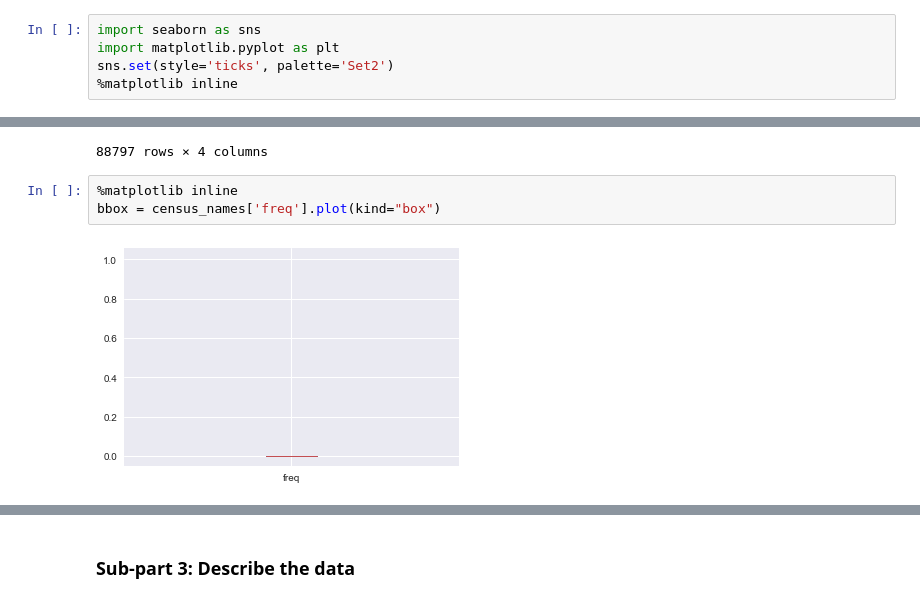
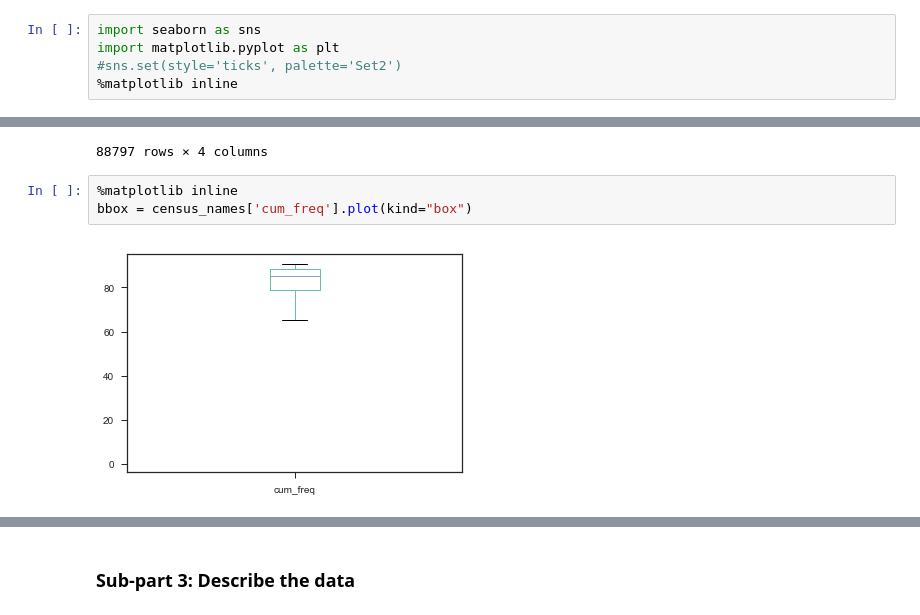
Before and after one commit to tfolkman/byu_econ_applied_machine_learning, a Jupyter notebook: hw_1.ipynb, the cells around one changed output, grey strips where cells are left out. Cells and saved outputs as stored; diff of their text form.

```diff
--- a/hw_1.ipynb
+++ b/hw_1.ipynb
@@ -233,5 +226,5 @@ It looks like Afghanistan made significant improvements in its (reported) female
 # %%
 import seaborn as sns
 import matplotlib.pyplot as plt
-sns.set(style='ticks', palette='Set2')
+#sns.set(style='ticks', palette='Set2')
 %matplotlib inline
@@ -308,6 +359,6 @@ census_names.dropna()
 88797 rows × 4 columns
 # %%
 %matplotlib inline
-bbox = census_names['freq'].plot(kind="box")
+bbox = census_names['cum_freq'].plot(kind="box")
 # %% [output]
-[figure, old version]
+[figure, new version]
```
Also changed, not shown: parts of 53 cells of this notebook.
